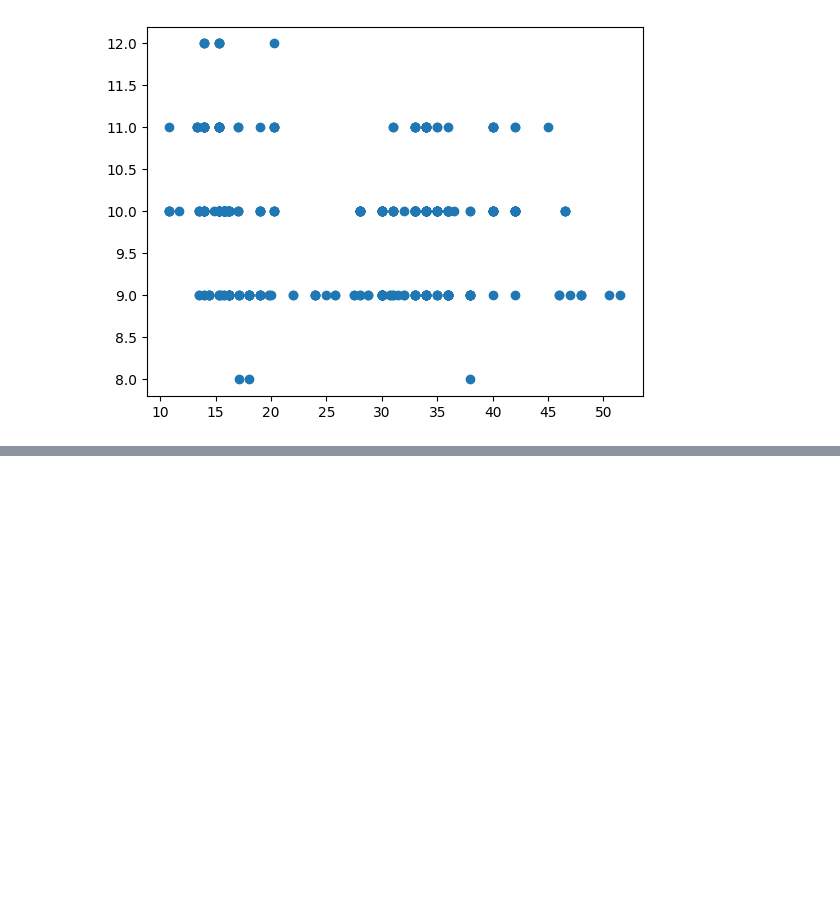
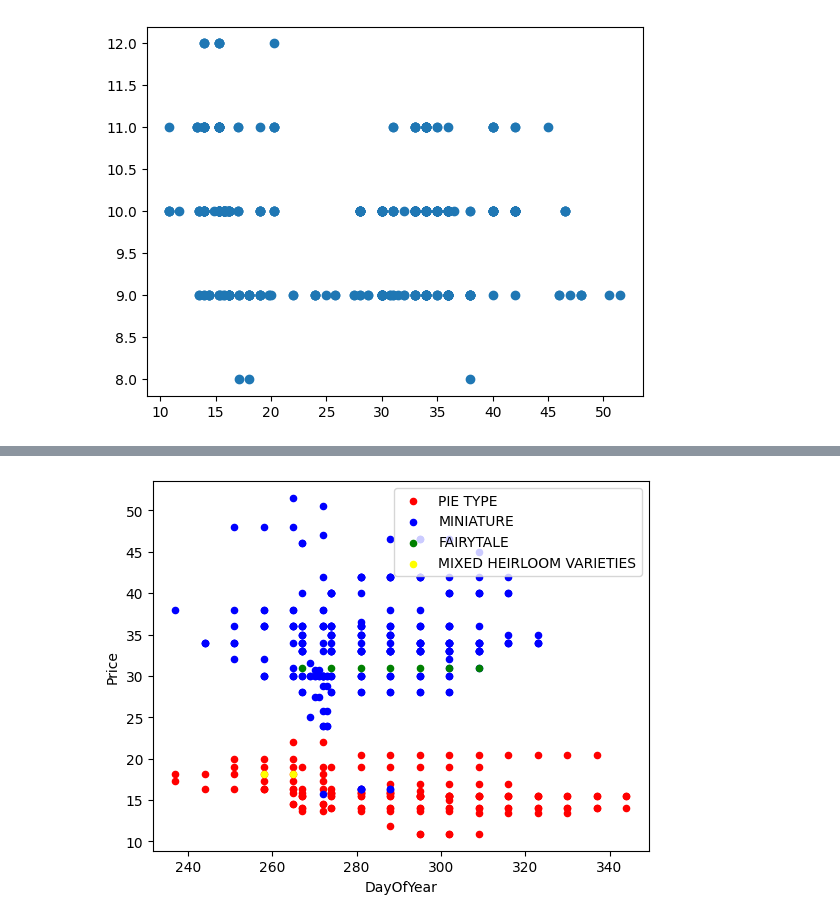
Before and after one commit to Seniyax/Regression_models, a Jupyter notebook: cleandata.ipynb, the cells around one changed output, grey strips where cells are left out. Saved outputs shown, nothing was run; the diff lists cells and outputs as text; code cells hidden in the pictures; blank space fills up the shorter version.

```diff
--- a/cleandata.ipynb
+++ b/cleandata.ipynb
@@ -116,0 +140,10 @@ plt.show()
+# %%
+#define the colours to plot the pumkins
+colors = ['red','blue','green','yellow']
+
+ax = None
+for i,var in enumerate(new_pumpkins['Variety'].unique()):
+    df  = new_pumpkins[new_pumpkins['Variety']==var]
+    ax = df.plot.scatter('DayOfYear','Price',ax=ax,c=colors[i],label=var)
+# %% [output]
+[figure, added]
```
Also changed, not shown: parts of 23 cells of this notebook.
